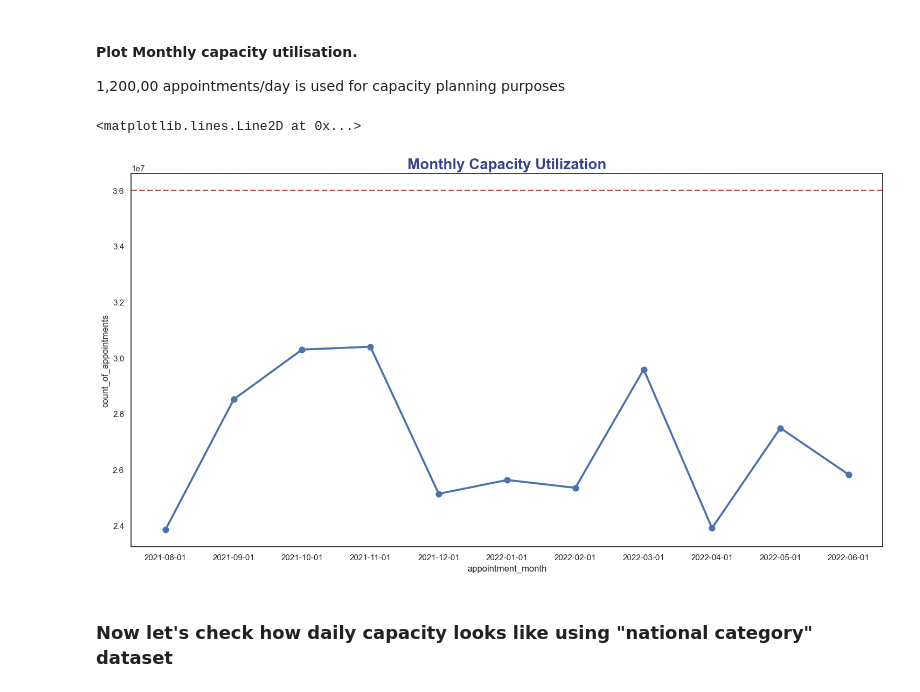
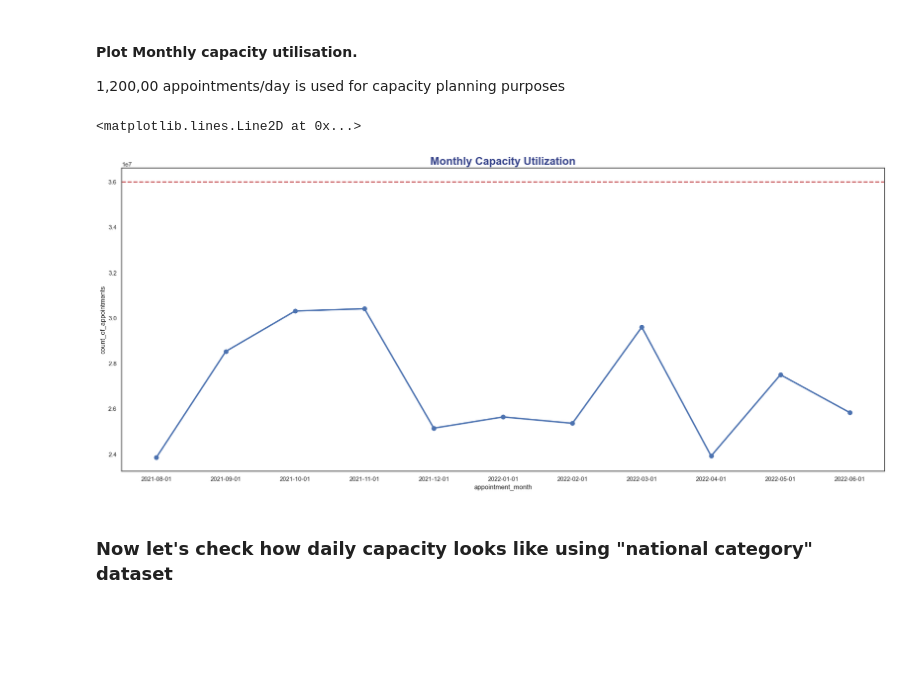
Before and after one commit to DimaBrikach/NHS_Assignment, a Jupyter notebook: Dzmitry_Brykach_DA201_Assignment.ipynb, the cells around one changed output. Saved outputs shown, nothing was run; the diff lists cells and outputs as text; code cells hidden in the pictures; blank space fills up the shorter version.

```diff
--- a/Dzmitry_Brykach_DA201_Assignment.ipynb
+++ b/Dzmitry_Brykach_DA201_Assignment.ipynb
@@ -754,12 +759,12 @@ Text(0.5, 1.0, 'Number of Monthly Visits')
 # Monthly capacity will be calculated using 30-day period
 monthly_capacity = 1200000*30
 # %%
-plt.figure(figsize=(18,9))
+plt.figure(figsize=(25,10))
 sns.pointplot(x = 'appointment_month', y = 'count_of_appointments', data=appt_reg_mothly).set_title('Monthly Capacity Utilization', fontsize=20, fontweight='bold', color='#36438A', fontfamily='arial')
 plt.axhline(y=monthly_capacity, color='r', linestyle='--', linewidth=2)
 # %% [output]
 <matplotlib.lines.Line2D at 0x...>
-[figure, old version]
+[figure, new version]
 # %% [markdown]
 ### Now let's check how daily capacity looks like using "national category" dataset
 # %%
```
Also changed, not shown: parts of 19 cells of this notebook, 16 other files.
